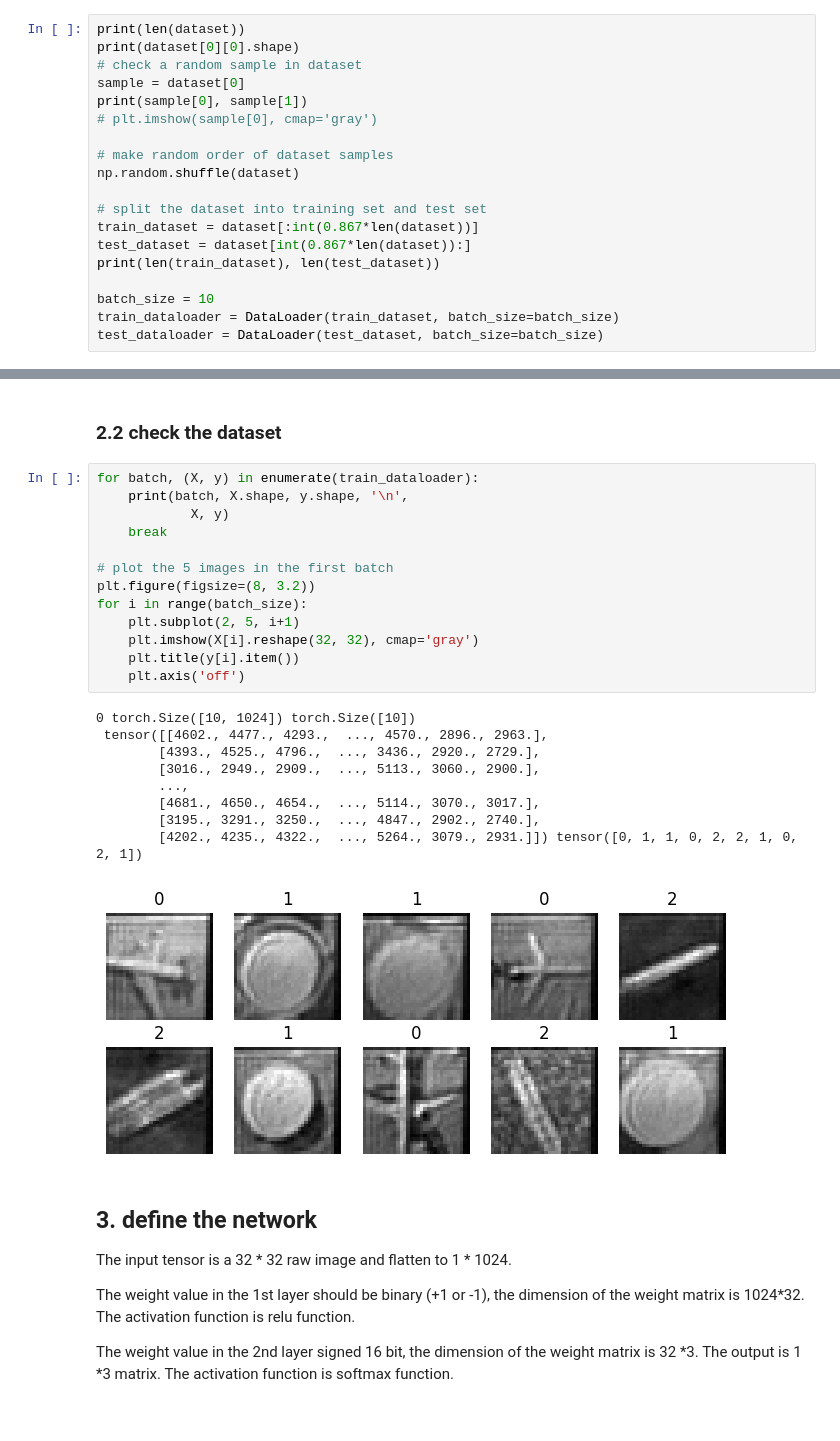
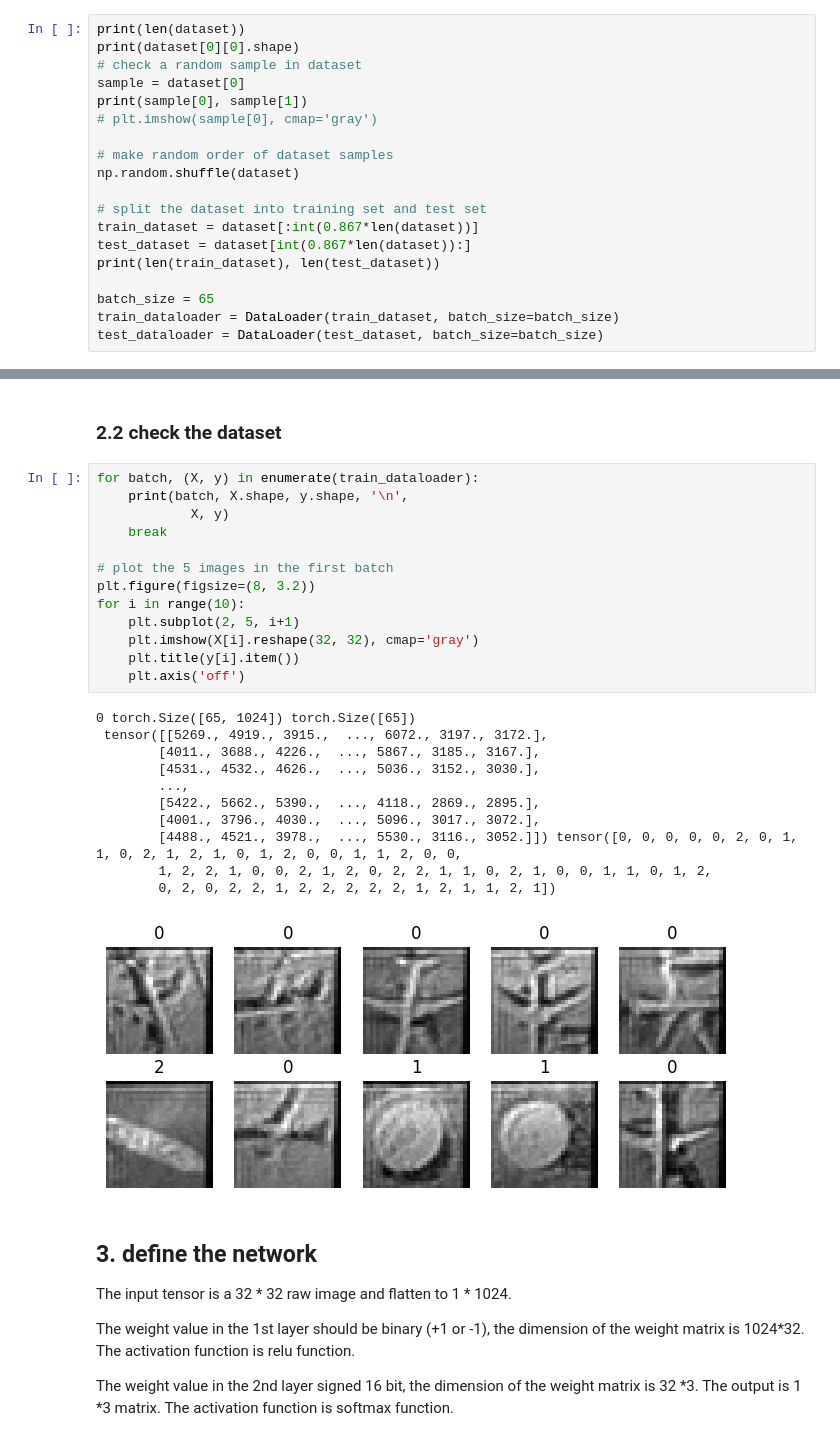
Before and after one commit to zznature/Deep-Learning-Exploration, a Jupyter notebook: Training/training_electric_network.ipynb, the cells around one changed output, grey strips where cells are left out. Drawn from its saved outputs; the diff is of its cells as text.

```diff
--- a/Training/training_electric_network.ipynb
+++ b/Training/training_electric_network.ipynb
@@ -99,7 +99,7 @@ train_dataset = dataset[:int(0.867*len(dataset))]
 test_dataset = dataset[int(0.867*len(dataset)):]
 print(len(train_dataset), len(test_dataset))
 
-batch_size = 10
+batch_size = 65
 train_dataloader = DataLoader(train_dataset, batch_size=batch_size)
 test_dataloader = DataLoader(test_dataset, batch_size=batch_size)
 # %% [output]
@@ -112,26 +112,28 @@ tensor([4268., 4277., 4430.,  ..., 4204., 2941., 2878.]) 0
 # %%
 for batch, (X, y) in enumerate(train_dataloader):
     print(batch, X.shape, y.shape, '\n',
             X, y)
     break
 
 # plot the 5 images in the first batch
 plt.figure(figsize=(8, 3.2))
-for i in range(batch_size):
+for i in range(10):
     plt.subplot(2, 5, i+1)
     plt.imshow(X[i].reshape(32, 32), cmap='gray')
     plt.title(y[i].item())
     plt.axis('off')
 # %% [output]
-0 torch.Size([10, 1024]) torch.Size([10])
- tensor([[4602., 4477., 4293.,  ..., 4570., 2896., 2963.],
-        [4393., 4525., 4796.,  ..., 3436., 2920., 2729.],
-        [3016., 2949., 2909.,  ..., 5113., 3060., 2900.],
+0 torch.Size([65, 1024]) torch.Size([65])
+ tensor([[5269., 4919., 3915.,  ..., 6072., 3197., 3172.],
+        [4011., 3688., 4226.,  ..., 5867., 3185., 3167.],
+        [4531., 4532., 4626.,  ..., 5036., 3152., 3030.],
         ...,
-        [4681., 4650., 4654.,  ..., 5114., 3070., 3017.],
-        [3195., 3291., 3250.,  ..., 4847., 2902., 2740.],
-        [4202., 4235., 4322.,  ..., 5264., 3079., 2931.]]) tensor([0, 1, 1, 0, 2, 2, 1, 0, 2, 1])
+        [5422., 5662., 5390.,  ..., 4118., 2869., 2895.],
+        [4001., 3796., 4030.,  ..., 5096., 3017., 3072.],
+        [4488., 4521., 3978.,  ..., 5530., 3116., 3052.]]) tensor([0, 0, 0, 0, 0, 2, 0, 1, 1, 0, 2, 1, 2, 1, 0, 1, 2, 0, 0, 1, 1, 2, 0, 0,
+        1, 2, 2, 1, 0, 0, 2, 1, 2, 0, 2, 2, 1, 1, 0, 2, 1, 0, 0, 1, 1, 0, 1, 2,
+        0, 2, 0, 2, 2, 1, 2, 2, 2, 2, 2, 1, 2, 1, 1, 2, 1])
-[figure, old version]
+[figure, new version]
 # %% [markdown]
 ## 3. define the network
 
```
Also changed, not shown: parts of 5 cells of this notebook, 35 other files.
